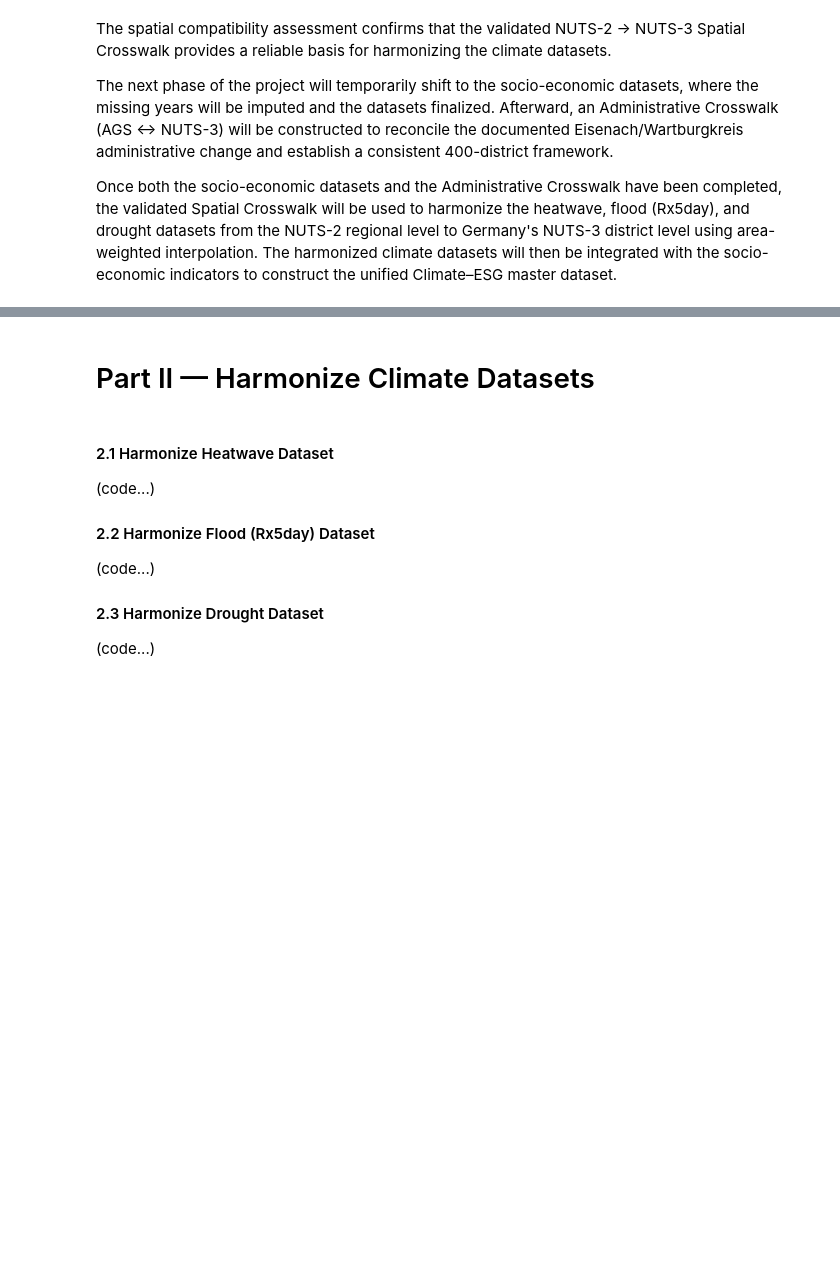
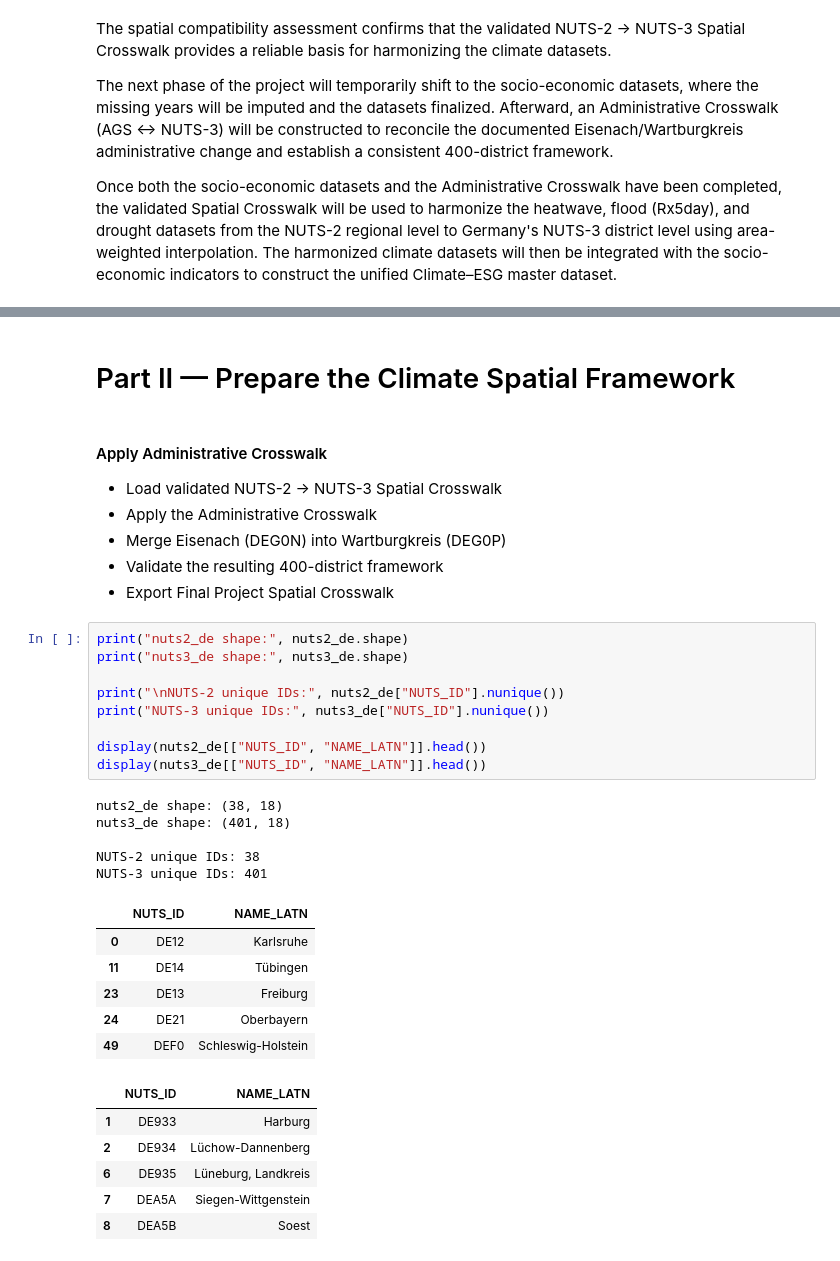
Before and after one commit to purityrima/climate-esg-risk-intelligence-germany, a Jupyter notebook: notebooks/08_climate_dataset_harmonization_nuts2_to_nuts3-kreise.ipynb, the cells around one changed output, grey strips where cells are left out. Drawn from its saved outputs; the diff is of its cells as text; blank space fills up the shorter version.

```diff
--- a/notebooks/08_climate_dataset_harmonization_nuts2_to_nuts3-kreise.ipynb
+++ b/notebooks/08_climate_dataset_harmonization_nuts2_to_nuts3-kreise.ipynb
@@ -1170,14 +1594,37 @@ Once both the socio-economic datasets and the Administrative Crosswalk have been
 # %% [markdown]
-# Part II — Harmonize Climate Datasets
+# Part II — Prepare the Climate Spatial Framework
 # %% [markdown]
-#### 2.1 Harmonize Heatwave Dataset
+#### Apply Administrative Crosswalk
 
-(code...)
-
-#### 2.2 Harmonize Flood (Rx5day) Dataset
-
-(code...)
-
-#### 2.3 Harmonize Drought Dataset
-
-(code...)
+- Load validated NUTS-2 → NUTS-3 Spatial Crosswalk
+- Apply the Administrative Crosswalk
+- Merge Eisenach (DEG0N) into Wartburgkreis (DEG0P)
+- Validate the resulting 400-district framework
+- Export Final Project Spatial Crosswalk
+# %%
+print("nuts2_de shape:", nuts2_de.shape)
+print("nuts3_de shape:", nuts3_de.shape)
+
+print("\nNUTS-2 unique IDs:", nuts2_de["NUTS_ID"].nunique())
+print("NUTS-3 unique IDs:", nuts3_de["NUTS_ID"].nunique())
+
+display(nuts2_de[["NUTS_ID", "NAME_LATN"]].head())
+display(nuts3_de[["NUTS_ID", "NAME_LATN"]].head())
+# %% [output]
+nuts2_de shape: (38, 18)
+nuts3_de shape: (401, 18)
+
+NUTS-2 unique IDs: 38
+NUTS-3 unique IDs: 401
+|  | NUTS_ID | NAME_LATN |
+| 0 | DE12 | Karlsruhe |
+| 11 | DE14 | Tübingen |
+| 23 | DE13 | Freiburg |
+| 24 | DE21 | Oberbayern |
+| 49 | DEF0 | Schleswig-Holstein |
+|  | NUTS_ID | NAME_LATN |
+| 1 | DE933 | Harburg |
+| 2 | DE934 | Lüchow-Dannenberg |
+| 6 | DE935 | Lüneburg, Landkreis |
+| 7 | DEA5A | Siegen-Wittgenstein |
+| 8 | DEA5B | Soest |
```
Also changed, not shown: parts of 23 cells of this notebook, 6 other files.
